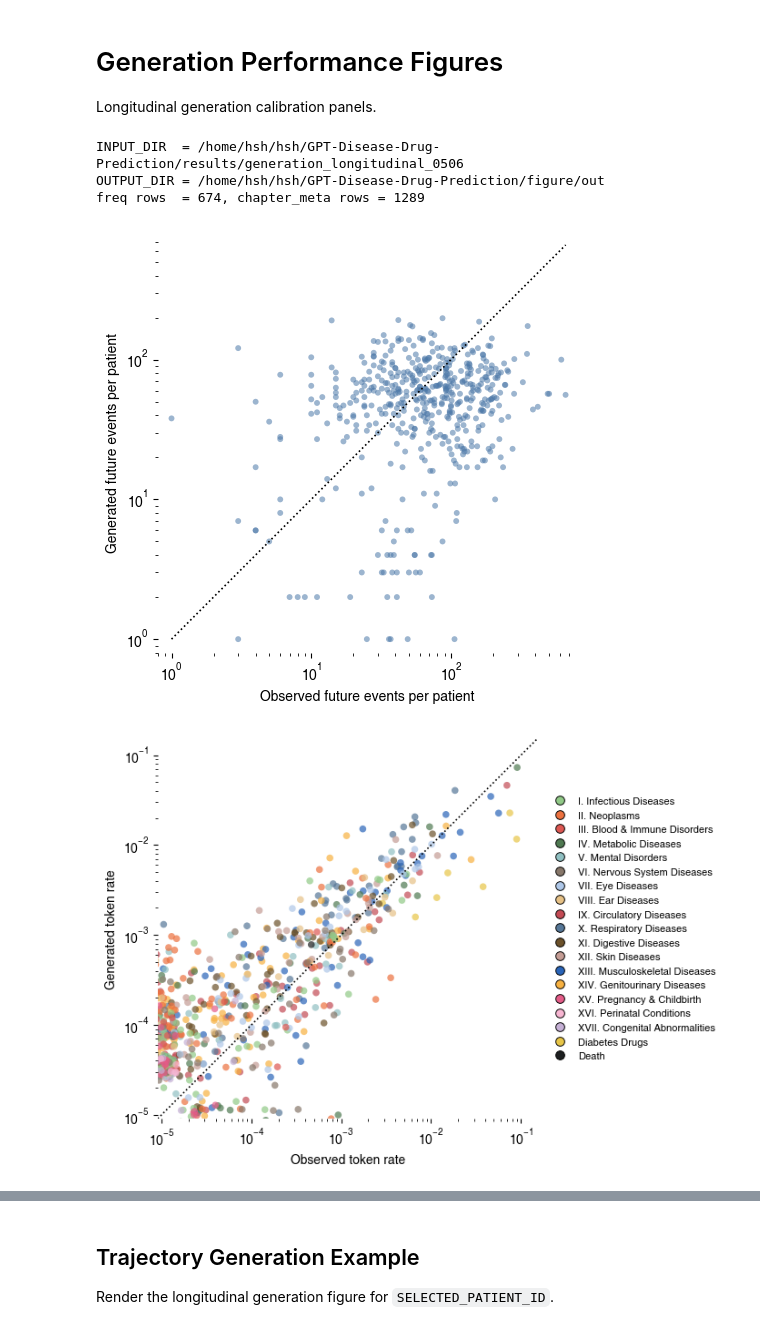
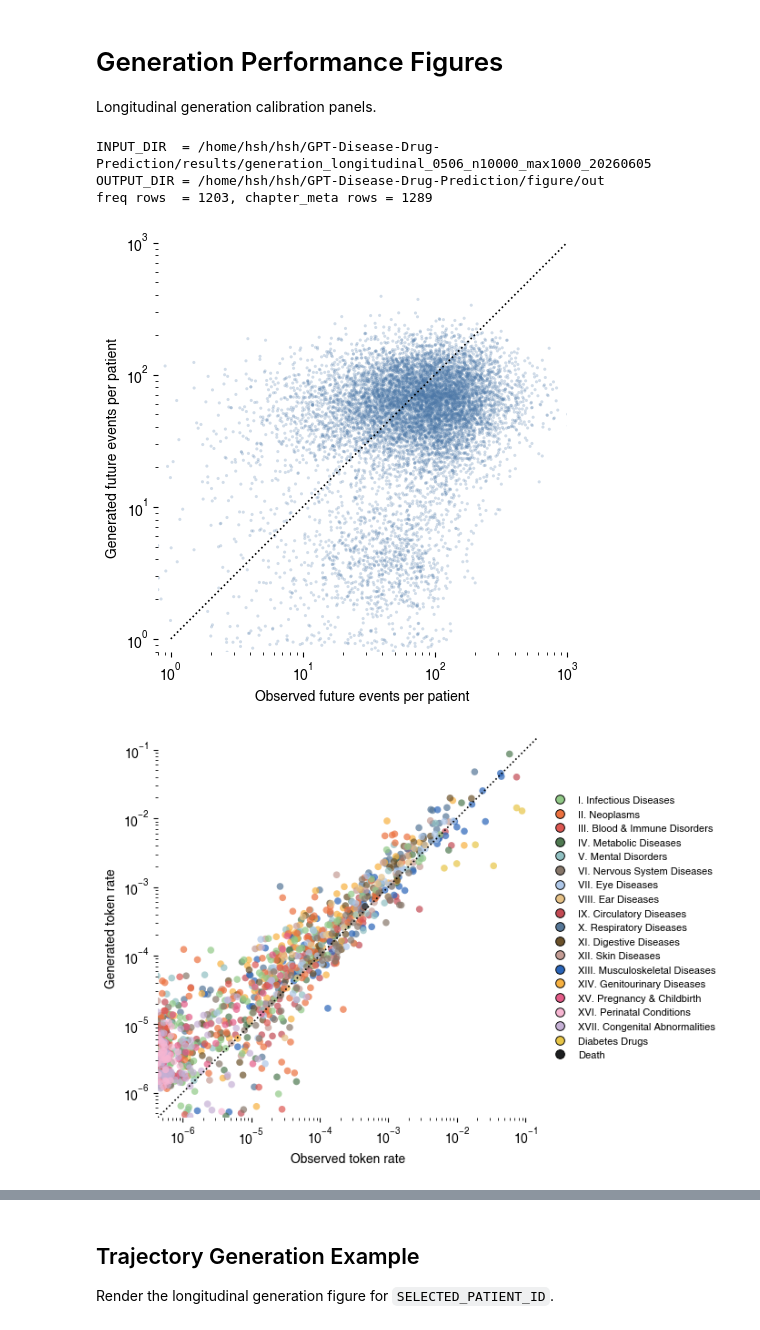
Before and after one commit to CenterforDigitalHealth/DM-CDHNet, a Jupyter notebook: figure/gen_performance.ipynb, the cells around one changed output, grey strips where cells are left out. Cells and saved outputs as stored; diff of their text form; code cells hidden in the pictures.

Commit message:
modified figure notebooks

```diff
--- a/figure/gen_performance.ipynb
+++ b/figure/gen_performance.ipynb
@@ -19,7 +19,7 @@ from matplotlib.lines import Line2D
 CWD = Path.cwd().resolve()
 FIGURE_DIR = CWD if (CWD / "figutils").exists() else CWD / "figure"
 REPO_ROOT = FIGURE_DIR.parent
-INPUT_DIR = REPO_ROOT / "results" / "generation_longitudinal_0506"
+INPUT_DIR = REPO_ROOT / "results" / "generation_longitudinal_0506_n10000_max1000_20260605"
 LABELS_CHAPTER_PATH = REPO_ROOT.parent / "data" / "labels_chapter.csv"
 OUTPUT_DIR = FIGURE_DIR / "out"
 OUTPUT_DIR.mkdir(parents=True, exist_ok=True)
@@ -82,14 +82,24 @@ def _set_equal_log_xy(ax, lo: float, hi: float):
     ax.set_aspect("equal", adjustable="box")
 
 
-def draw_panel_a(ax, per_patient: pd.DataFrame):
+def draw_panel_a(ax, per_patient: pd.DataFrame, jitter: float = 0.0, axis_max: float | None = None):
     observed = per_patient["true_events"].to_numpy(dtype=float)
     generated = per_patient["generated_events"].to_numpy(dtype=float)
-    ax.scatter(observed + 1, generated + 1, s=18, alpha=0.55, color="#4c78a8", edgecolors="none")
-    max_count = max(float(np.nanmax(observed)), float(np.nanmax(generated)), 1.0) + 1
-    diag = np.array([1, max_count + 1])
+    x = observed + 1.0
+    y = generated + 1.0
+    if jitter and jitter > 0:
+        rng = np.random.default_rng(0)
+        x = x * 10.0 ** rng.normal(0.0, jitter, len(x))
+        y = y * 10.0 ** rng.normal(0.0, jitter, len(y))
+    ax.scatter(x, y, s=5, alpha=0.25, color="#4c78a8", edgecolors="none")
+    if axis_max is not None:
+        hi = float(axis_max) + 1.0
+    else:
+        hi = max(float(np.nanmax(observed)), float(np.nanmax(generated)), 1.0) + 1.0
+        hi *= 1.2
+    diag = np.array([1, hi])
     ax.plot(diag, diag, color="black", linestyle=":", linewidth=1.2, label="perfect count")
-    _set_equal_log_xy(ax, 0.8, max_count * 1.2)
+    _set_equal_log_xy(ax, 0.8, hi)
     ax.set_xlabel("Observed future events per patient")
     ax.set_ylabel("Generated future events per patient")
     for spine in ax.spines.values():
@@ -434,17 +444,17 @@ print(f"INPUT_DIR  = {INPUT_DIR}")
 print(f"OUTPUT_DIR = {OUTPUT_DIR}")
 print(f"freq rows  = {len(freq)}, chapter_meta rows = {len(chapter_meta)}")
 # %% [output]
-INPUT_DIR  = /home/hsh/hsh/GPT-Disease-Drug-Prediction/results/generation_longitudinal_0506
+INPUT_DIR  = /home/hsh/hsh/GPT-Disease-Drug-Prediction/results/generation_longitudinal_0506_n10000_max1000_20260605
 OUTPUT_DIR = /home/hsh/hsh/GPT-Disease-Drug-Prediction/figure/out
-freq rows  = 674, chapter_meta rows = 1289
+freq rows  = 1203, chapter_meta rows = 1289
 # %%
 fig, ax = plt.subplots(figsize=(7.8, 5.0))
-draw_panel_a(ax, per_patient)
+draw_panel_a(ax, per_patient, axis_max=1000, jitter=0.08)
 fig.tight_layout()
 # fig.savefig(OUTPUT_DIR / "gen_patient_event_count_scatter.pdf", bbox_inches="tight")
 plt.show()
 # %% [output]
-[figure, old version]
+[figure, new version]
 # %%
 fig, ax = plt.subplots(figsize=(7.8, 5.0))
 draw_token_chapter_scatter(ax, freq, chapter_meta, summary, highlight_drugs=False, jitter=TOKEN_JITTER)
@@ -452,7 +462,7 @@ fig.tight_layout()
 # fig.savefig(OUTPUT_DIR / "gen_token_chapter_scatter.pdf", bbox_inches="tight")
 plt.show()
 # %% [output]
-[figure, old version]
+[figure, new version]
 # %%
 # fig, ax = plt.subplots(figsize=(7.8, 5.0))
 # draw_token_chapter_count_scatter(ax, freq, chapter_meta, summary, highlight_drugs=False, jitter=0.15)
```
Also changed, not shown: parts of 7 cells of this notebook, 4 other files.
